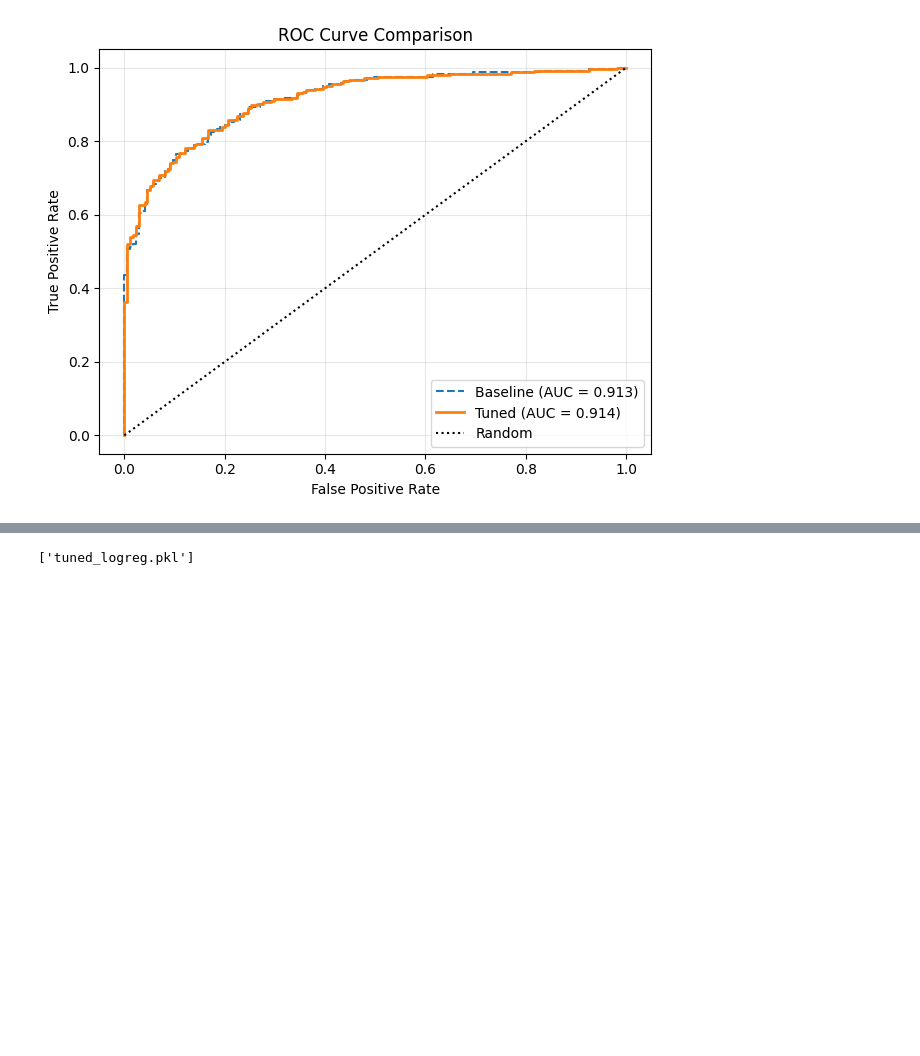
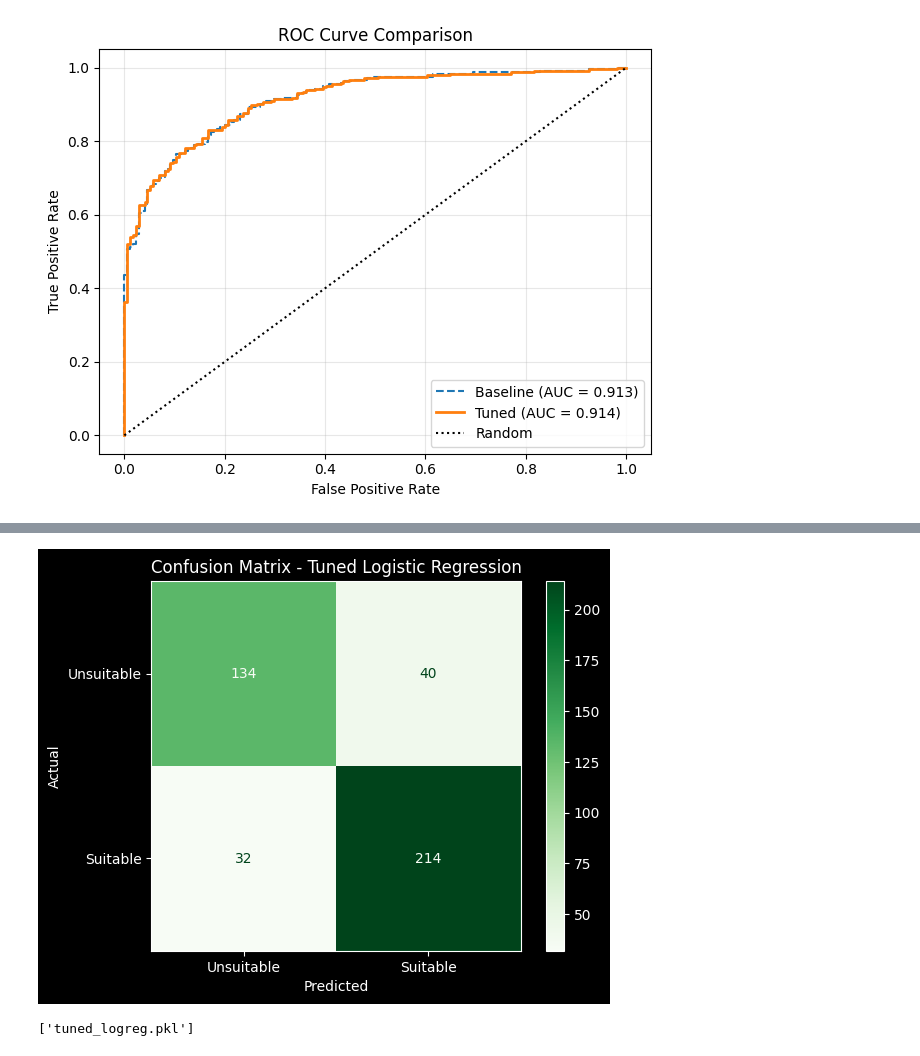
Before and after one commit to isumakm/Weather-Prediction-and-Crop-Recommendation-System-, a Jupyter notebook: 05-LogisticRegression_Model.ipynb, the cells around one changed output, grey strips where cells are left out. Cells and saved outputs as stored; diff of their text form; code cells hidden in the pictures; blank space fills up the shorter version.

Commit message:
Confusion Matrix

```diff
--- a/05-LogisticRegression_Model.ipynb
+++ b/05-LogisticRegression_Model.ipynb
@@ -210,3 +211,17 @@ plt.show()
+# %%
+# Confusion Matrix
+tuned_pred = best_model.predict(X_test)
+cm = confusion_matrix(y_test, tuned_pred)
+
+disp = ConfusionMatrixDisplay(confusion_matrix=cm, display_labels=['Unsuitable', 'Suitable'])
+disp.plot(cmap='Greens', values_format='d')
+plt.style.use('dark_background')
+disp.ax_.set_xlabel('Predicted')
+disp.ax_.set_ylabel('Actual')
+plt.title('Confusion Matrix - Tuned Logistic Regression')
+plt.show()
+# %% [output]
+[figure, added]
 # %%
 # Save models
 joblib.dump(baseline_pipe, 'baseline_logreg.pkl')
```
Also changed, not shown: parts of 2 cells of this notebook, 9 other files.
